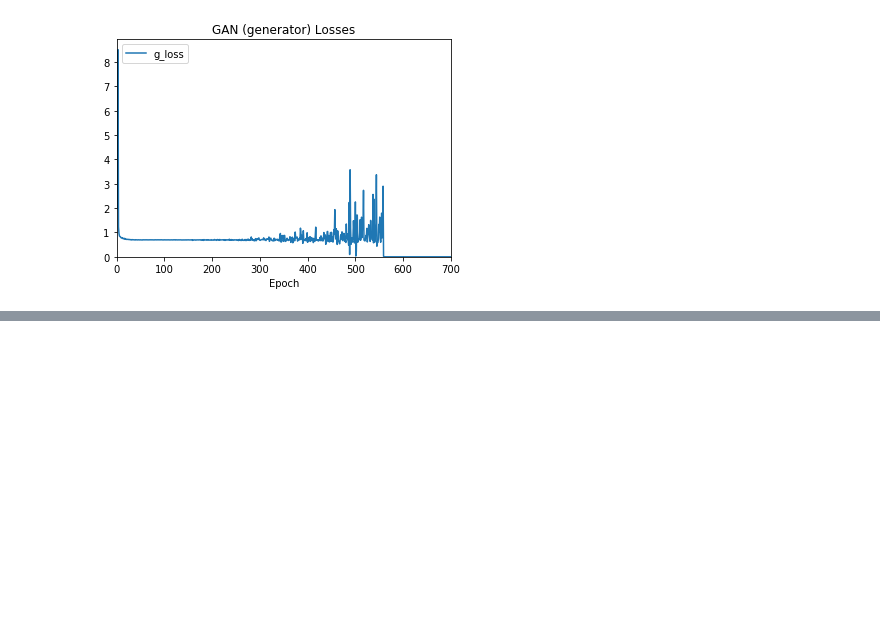
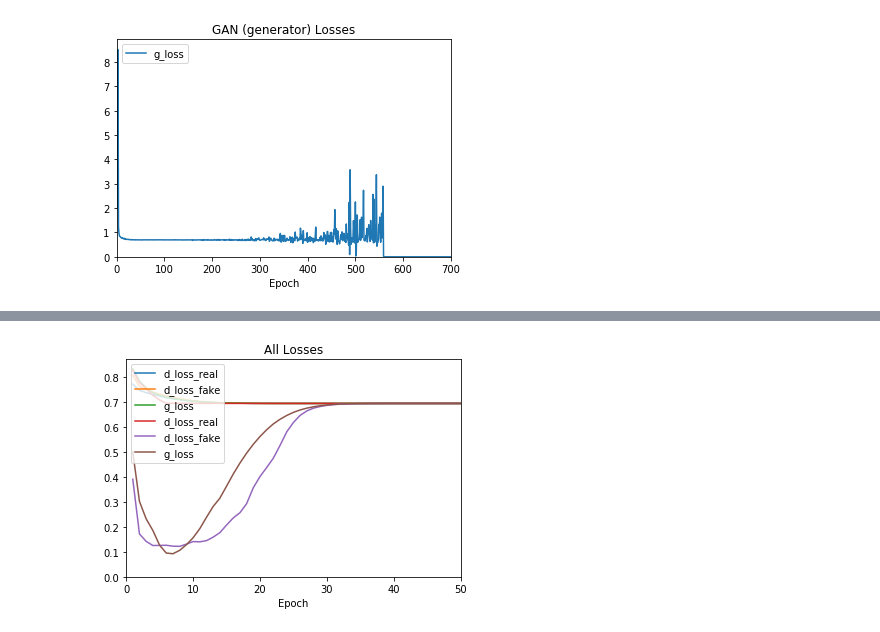
Before and after one commit to terrywang15/museG_dev, a Jupyter notebook: capstone-writing/capstone/03-findings graphing.ipynb, the cells around one changed output, grey strips where cells are left out. Cells and saved outputs as stored; diff of their text form; code cells hidden in the pictures; blank space fills up the shorter version.

```diff
--- a/capstone-writing/capstone/03-findings graphing.ipynb
+++ b/capstone-writing/capstone/03-findings graphing.ipynb
@@ -72,0 +84,38 @@ make_graphs(logPath, folderPath, suffix)
+# %%
+def make_graphs2(log_path, folderpath, suffix):
+    """
+
+    :param log_path:
+    :param folderpath:
+    :return:
+    """
+
+    if not os.path.exists(folderpath):
+        os.makedirs(folderpath)
+
+    log_smooth = pd.read_csv(log_path)
+    log_smooth = log_smooth.groupby("epoch").mean().drop("batch", axis=1)
+    y_ul = log_smooth.g_pitch_loss.std() * 6
+
+    # Make graph for all losses
+    fig, ax = plt.subplots()
+    ax.plot(log_smooth.d_dur_loss_real, label="d_loss_real")
+    ax.plot(log_smooth.d_dur_loss_fake, label="d_loss_fake")
+    ax.plot(log_smooth.d_pitch_loss_real, label="g_loss")
+    ax.plot(log_smooth.d_pitch_loss_fake, label="d_loss_real")
+    ax.plot(log_smooth.g_dur_loss, label="d_loss_fake")
+    ax.plot(log_smooth.g_pitch_loss, label="g_loss")
+    ax.legend(loc=2)
+    ax.set_xlabel("Epoch")
+    ax.set_xlim((0, len(log_smooth)))
+    ax.set_ylim(0)
+    ax.set_title("All Losses")
+    fig.savefig(folderpath + "/all_losses" + suffix + ".png")
+# %%
+logPath = "../../2020-02-11 22-00/loss_history.csv"
+folderPath = "figure"
+suffix = "_3"
+
+make_graphs2(logPath, folderPath, suffix)
+# %% [output]
+[figure, added]
```
Also changed, not shown: parts of 3 cells of this notebook, 15 other files.
